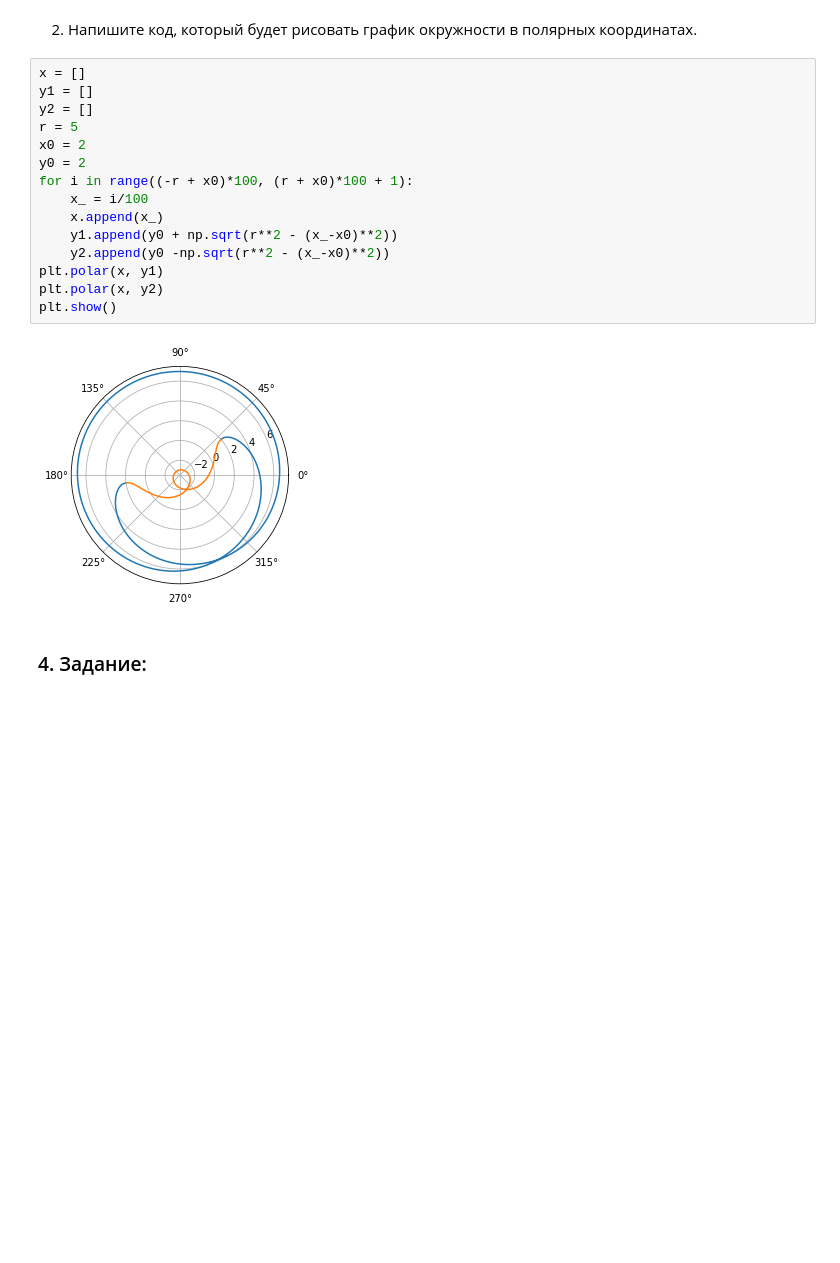
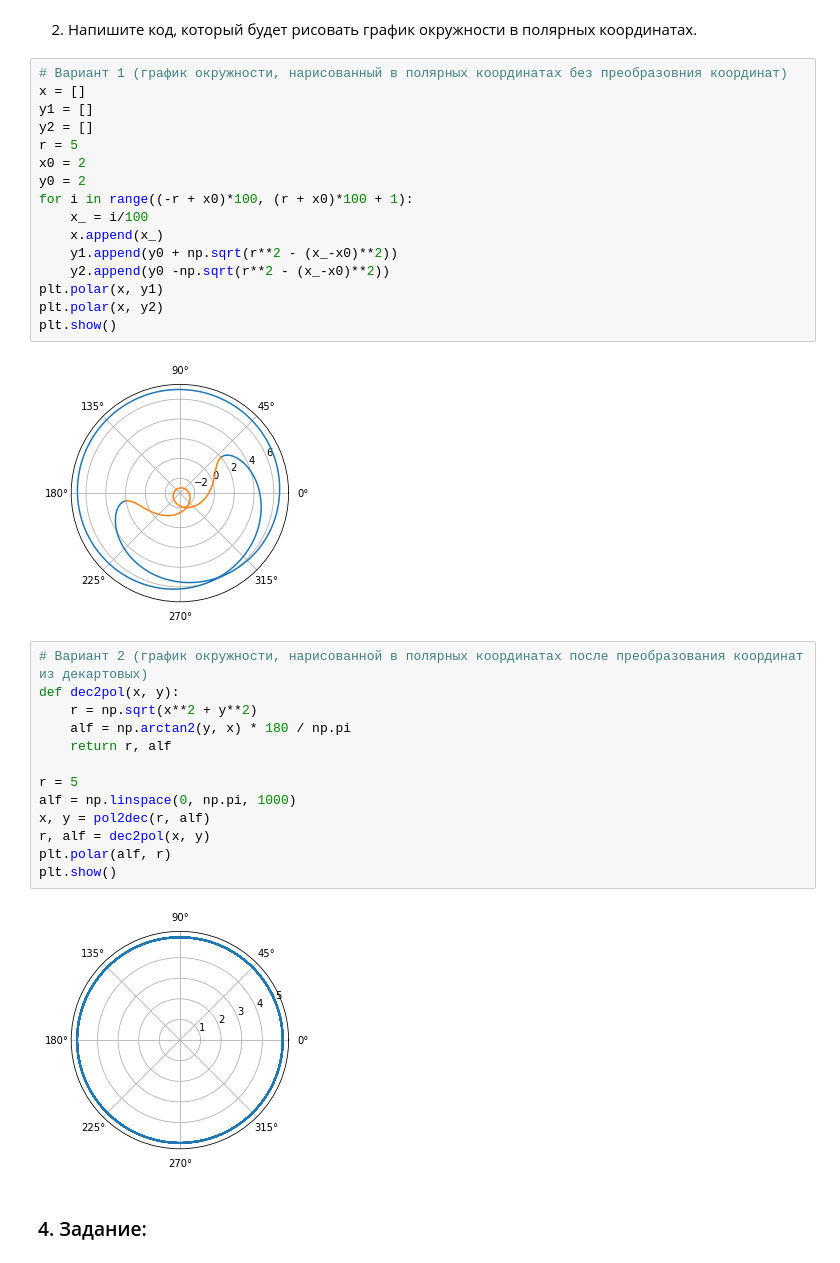
Before and after one commit to barinsm/GeekBrains, a Jupyter notebook: hw02.ipynb, the cells around one changed output. Saved outputs shown, nothing was run; the diff lists cells and outputs as text; blank space fills up the shorter version.

```diff
--- a/hw02.ipynb
+++ b/hw02.ipynb
@@ -43,6 +49,7 @@ x , y
 # %% [markdown]
 2) Напишите код, который будет рисовать график окружности в полярных координатах.
 # %%
+# Вариант 1 (график окружности, нарисованный в полярных координатах без преобразовния координат)
 x = []
 y1 = []
 y2 = []
@@ -59,6 +66,21 @@ plt.polar(x, y2)
 plt.show()
 # %% [output]
 [figure]
+# %%
+# Вариант 2 (график окружности, нарисованной в полярных координатах после преобразования координат из декартовых)
+def dec2pol(x, y):
+    r = np.sqrt(x**2 + y**2)
+    alf = np.arctan2(y, x) * 180 / np.pi
+    return r, alf
+
+r = 5
+alf = np.linspace(0, np.pi, 1000)
+x, y = pol2dec(r, alf)
+r, alf = dec2pol(x, y)
+plt.polar(alf, r)
+plt.show()
+# %% [output]
+[figure, added]
 # %% [markdown]
 ### 4. Задание:
 # %% [markdown]
```
Also changed, not shown: parts of 30 cells of this notebook.
